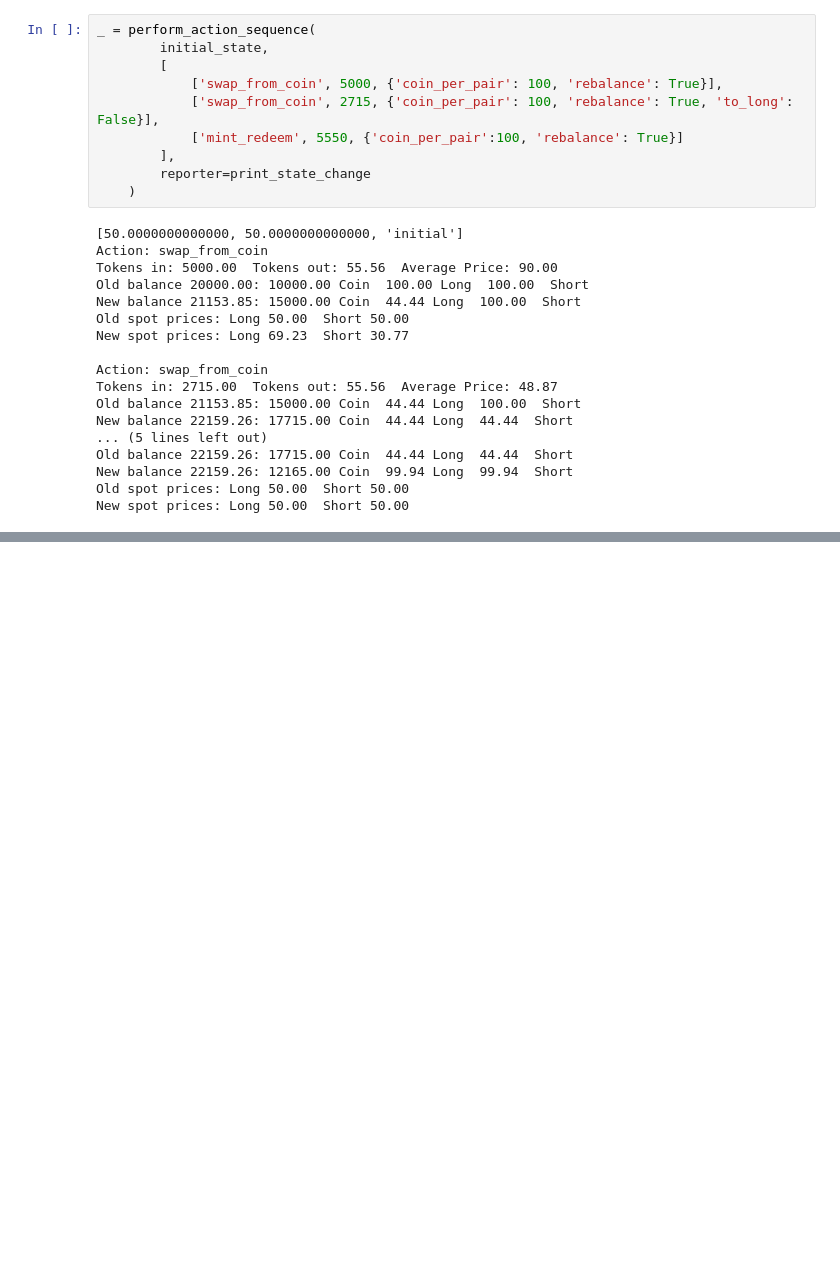
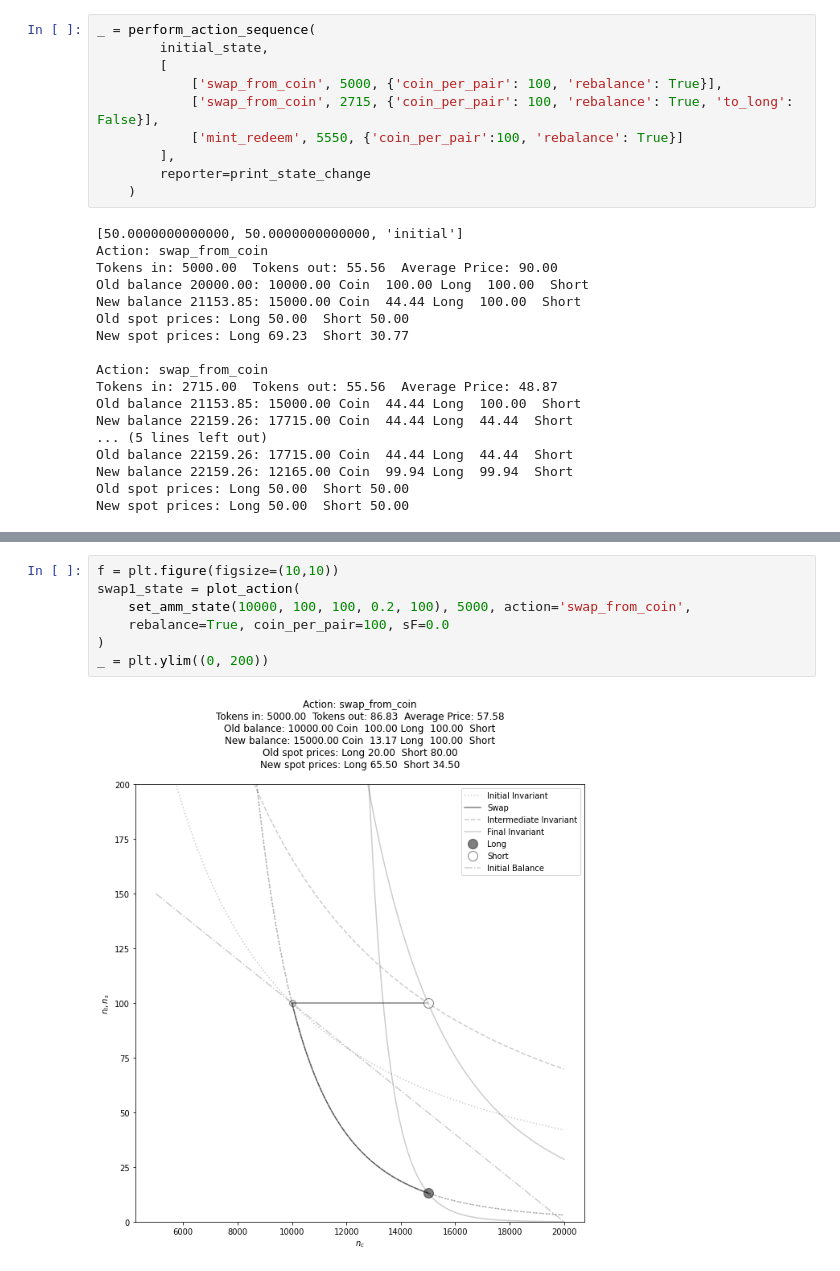
Before and after one commit to fetchai/mettalex-market-maker, a Jupyter notebook: amm_balancer.ipynb, the cells around one changed output, grey strips where cells are left out. Cells and saved outputs as stored; diff of their text form; blank space fills up the shorter version.

Commit message:
MEX-495 Normalized plots

```diff
--- a/amm_balancer.ipynb
+++ b/amm_balancer.ipynb
@@ -953,0 +959,9 @@ New spot prices: Long 50.00  Short 50.00
+# %%
+f = plt.figure(figsize=(10,10))
+swap1_state = plot_action(
+    set_amm_state(10000, 100, 100, 0.2, 100), 5000, action='swap_from_coin',
+    rebalance=True, coin_per_pair=100, sF=0.0
+)
+_ = plt.ylim((0, 200))
+# %% [output]
+[figure, added]
```
Also changed, not shown: parts of 20 cells of this notebook, 1 other file.
